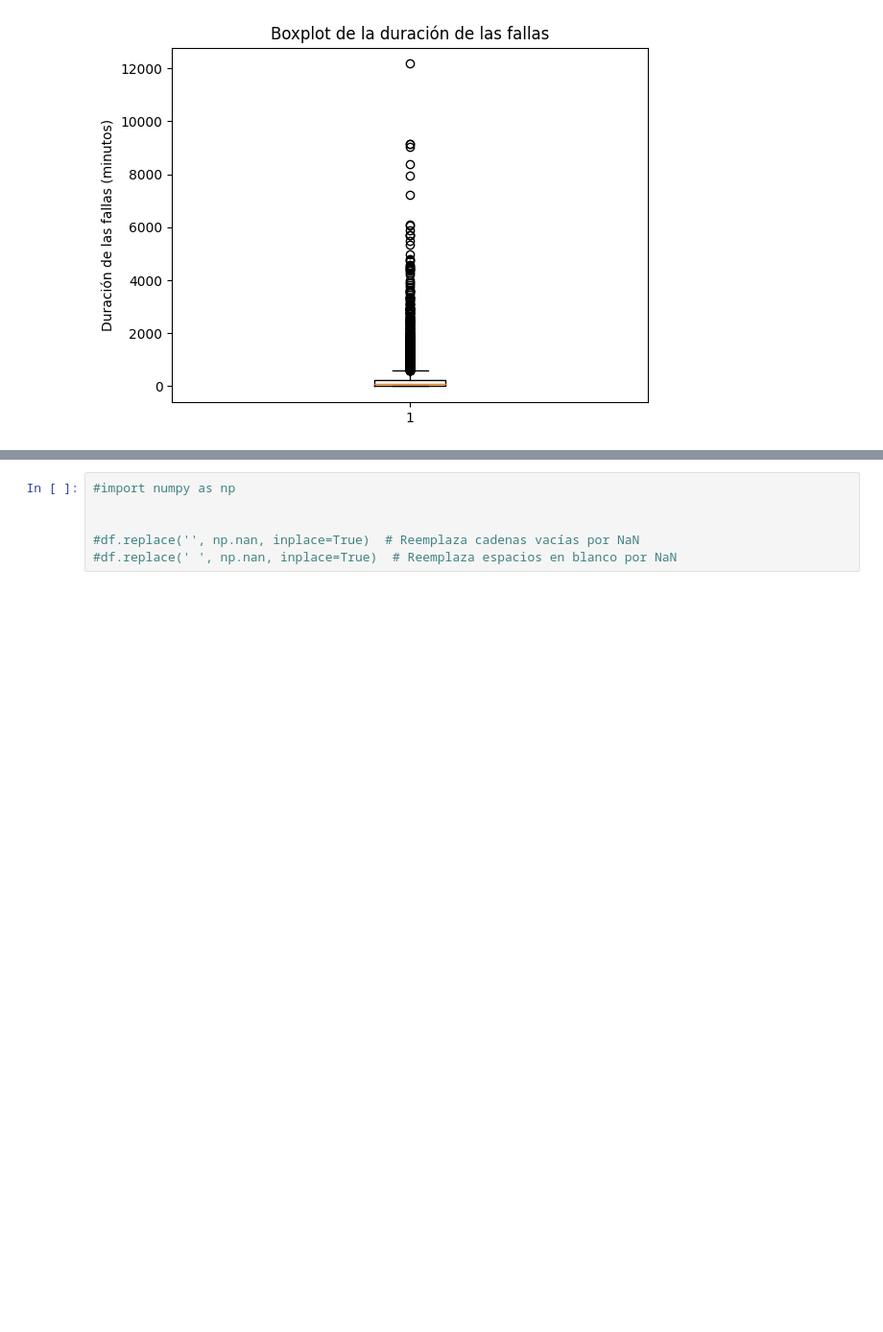
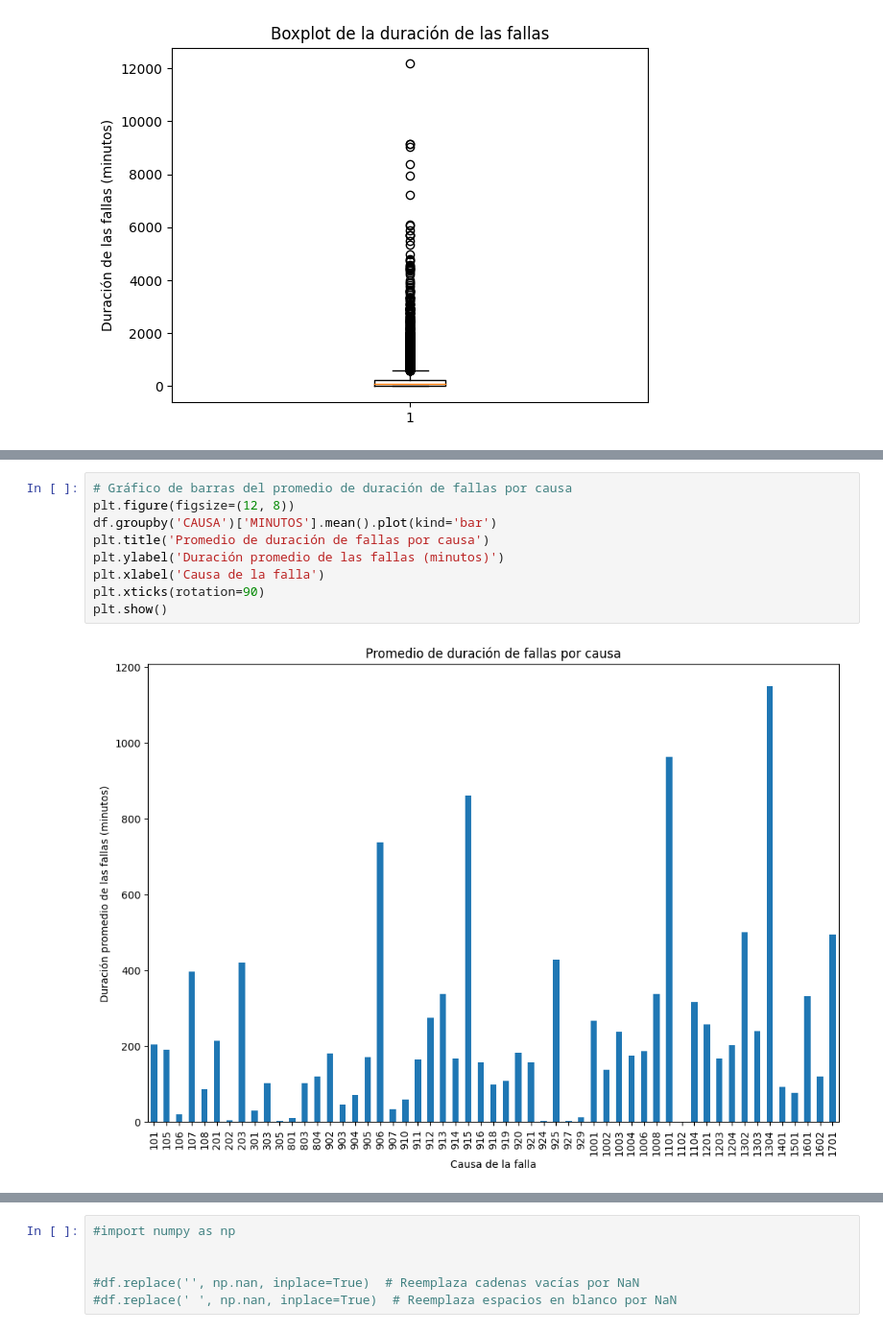
Before and after one commit to semurillas/pregunta_smart_smc, a Jupyter notebook: fallascircuitos.ipynb, the cells around one changed output, grey strips where cells are left out. Shown: that part at 96% size. Cells and saved outputs as stored; diff of their text form; blank space fills up the shorter version.

```diff
--- a/fallascircuitos.ipynb
+++ b/fallascircuitos.ipynb
@@ -184,0 +196,11 @@ plt.show()
+# %%
+# Gráfico de barras del promedio de duración de fallas por causa
+plt.figure(figsize=(12, 8))
+df.groupby('CAUSA')['MINUTOS'].mean().plot(kind='bar')
+plt.title('Promedio de duración de fallas por causa')
+plt.ylabel('Duración promedio de las fallas (minutos)')
+plt.xlabel('Causa de la falla')
+plt.xticks(rotation=90)
+plt.show()
+# %% [output]
+[figure, added]
```
Also changed, not shown: parts of 5 cells of this notebook.
